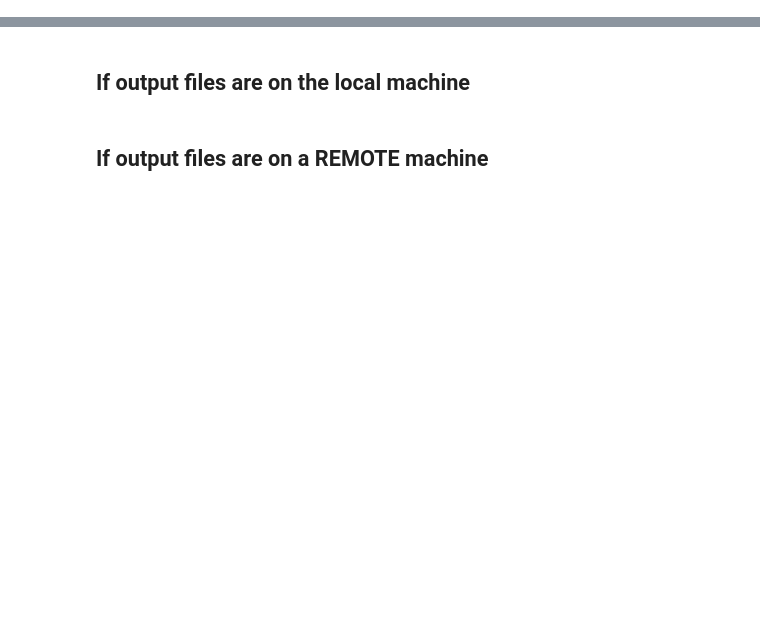
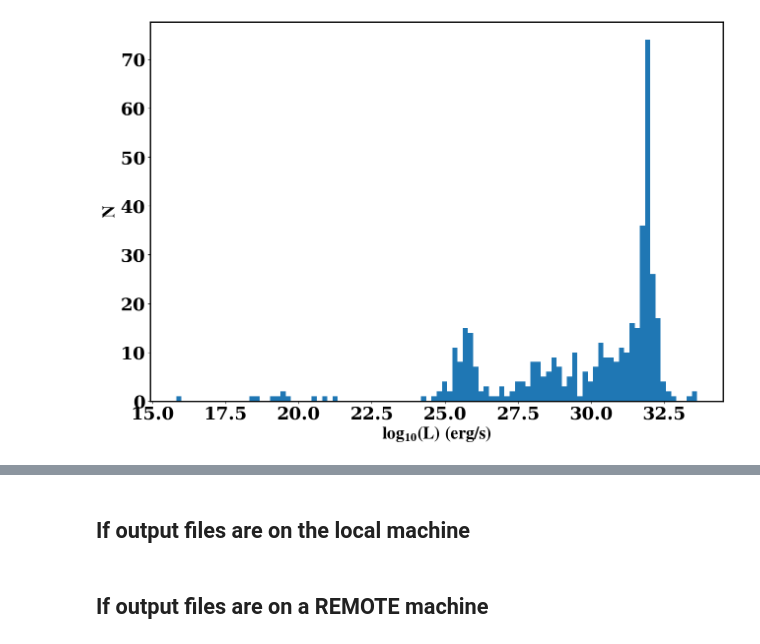
Before and after one commit to gautam-404/Binary-Evolution, a Jupyter notebook: msps_comp.ipynb, the cells around one changed output, grey strips where cells are left out. Saved outputs shown, nothing was run; the diff lists cells and outputs as text; code cells hidden in the pictures; blank space fills up the shorter version.

```diff
--- a/msps_comp.ipynb
+++ b/msps_comp.ipynb
@@ -28,3 +65,16 @@ import itertools
+# %%
+plt.figure(figsize=(15,10))
+plt.hist(np.log10(L_mic1[138]),100)
+
+plt.xlabel(r"$\bf{\log_{10}(L)\ (erg/s)}$", fontsize = 25)
+plt.ylabel(r"$\bf{N}$", fontsize =25)
+
+# plt.legend(fontsize=19)
+plt.xticks(fontsize=26)
+plt.yticks(fontsize=26)
+plt.show()
+# %% [output]
+[figure, added]
 # %%
 np.seterr(divide = 'ignore') ;
 np.seterr(invalid = 'ignore') ;
```
Also changed, not shown: parts of 216 cells of this notebook, 1 other file.
